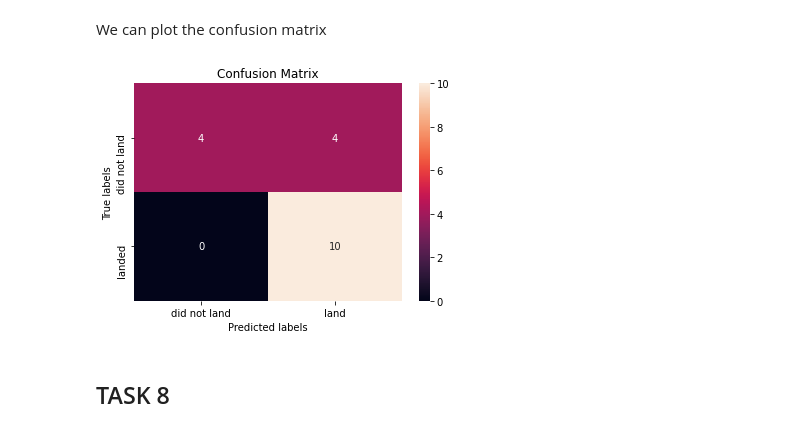
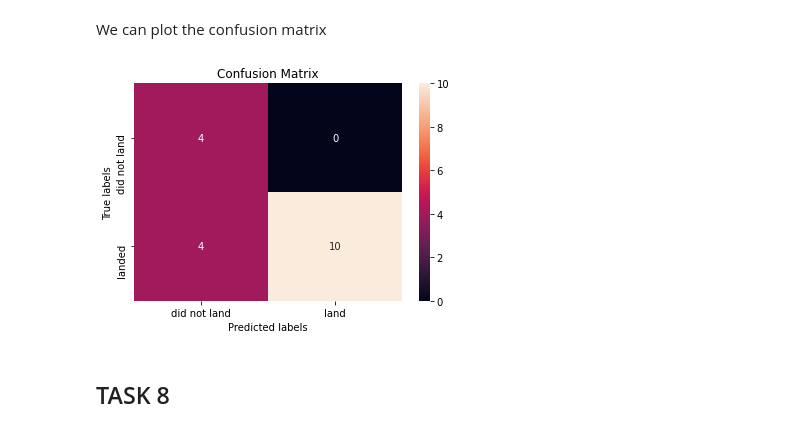
Before and after one commit to Kantarelis/IBM-Data-Science-Professional-Certificate, a Jupyter notebook: SpaceY-Machine_Learning_Prediction-Part5.ipynb, the cells around one changed output. Drawn from its saved outputs; the diff is of its cells as text; code cells hidden in the pictures.

```diff
--- a/SpaceY-Machine_Learning_Prediction-Part5.ipynb
+++ b/SpaceY-Machine_Learning_Prediction-Part5.ipynb
@@ -266,9 +263,9 @@ svm_score
 We can plot the confusion matrix
 # %%
 yhat=best_svm.predict(X_test)
-plot_confusion_matrix(Y_test,yhat)
+plot_confusion_matrix(yhat, Y_test)
 # %% [output]
-[figure, old version]
+[figure, new version]
 # %% [markdown]
 ## TASK  8
 # %% [markdown]
```
Also changed, not shown: parts of 7 cells of this notebook.
